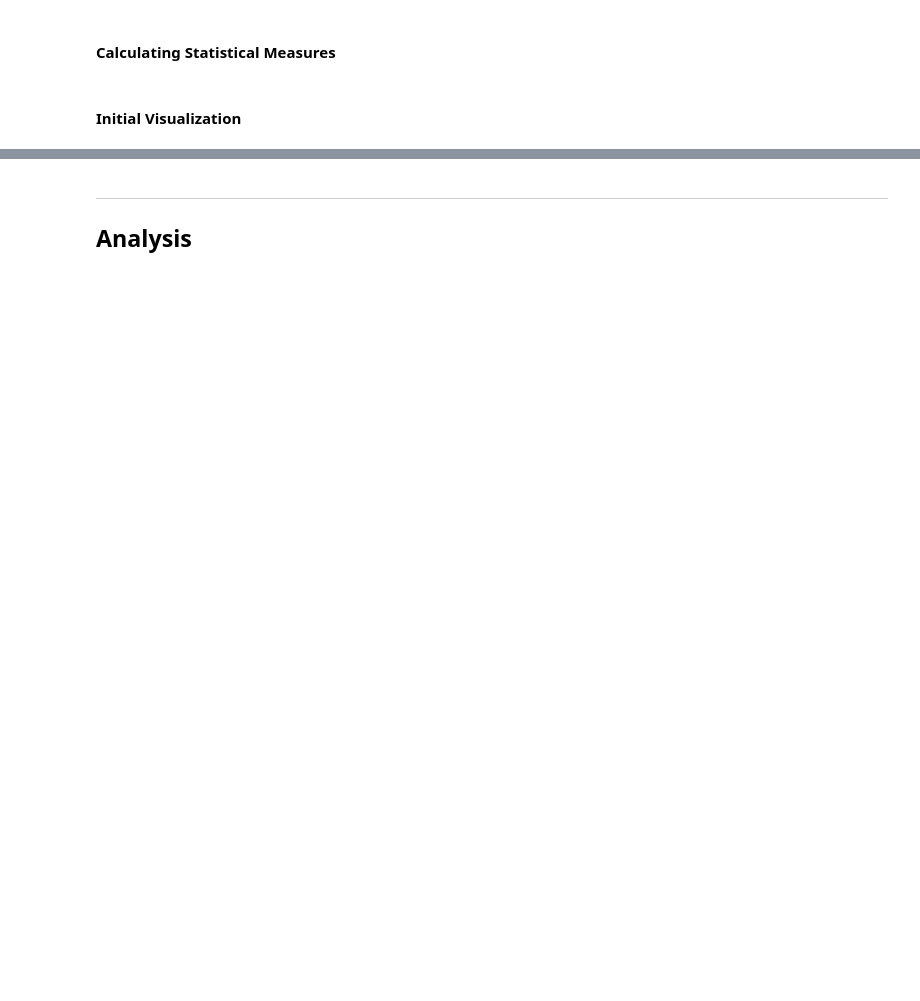
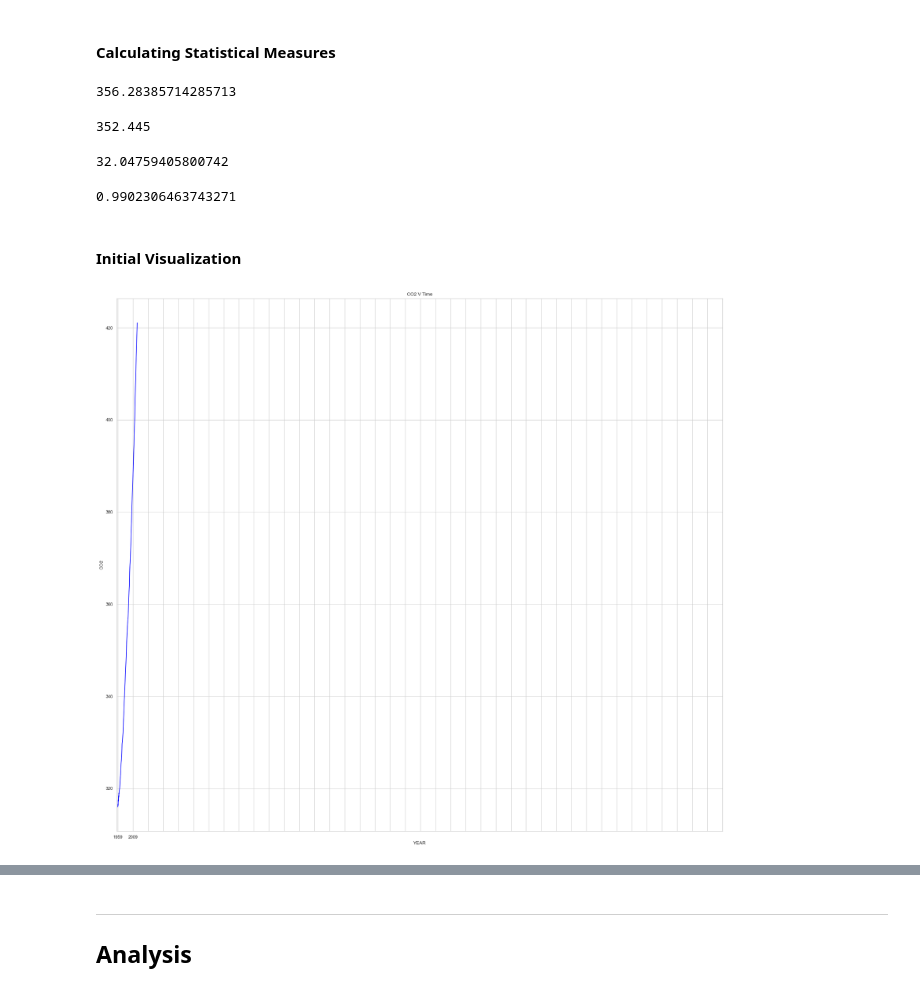
Before and after one commit to rebhanqui/programming-data-project-2, a Jupyter notebook: c02-v-temperature.ipynb, the cells around one changed output, grey strips where cells are left out. Drawn from its saved outputs; the diff is of its cells as text; code cells hidden in the pictures; blank space fills up the shorter version.

Commit message:
error in merge datafram and initial plot for this found, trying to remedy

```diff
--- a/c02-v-temperature.ipynb
+++ b/c02-v-temperature.ipynb
@@ -92,7 +92,7 @@ for idx, label in enumerate(column_labels):
     print(f"Column {label} is at indec {idx}")
 
 #move familiar numerical year into year column for later merge as string
-epica8kyr1 = epica8kyr1[epica8kyr1['Year'].str.isnumeric()]
+epica8kyr1 = epica8kyr1[epica8kyr1['Year'].apply(lambda x: str(x).isnumeric())]
 epica8kyr1["Year"] = epica8kyr1["Year"].astype(int)
 
 def convertyear(year):
@@ -132,9 +131,9 @@ epica8kyr2new.to_csv("epica8kyr2new.csv")
 bot_merge = epica8kyr1.tail()
 top_merge = epica8kyr2new.head()
 
-merge_epica1 = pd.concat([epica8kyr1, top_merge, bot_merge, epica8kyr2new], axis=0, ignore_index=True)
+mergeepica1 = pd.concat([epica8kyr1, top_merge, bot_merge, epica8kyr2new], axis=0, ignore_index=True)
 
-merge_epica1.to_csv("epica_merge1.csv", index = False)
+mergeepica1.to_csv("epica_merge1.csv", index = True)
 ###
 # %% [markdown]
 #### Collection of CH4
@@ -274,30 +353,40 @@ print(merge_epica1.corr())
 # %% [markdown]
 #### Calculating Statistical Measures
 # %%
-mean_value = merge_epica1["co2"].mean()
+mean_value = mergeepica1["co2"].mean()
 print(mean_value)
+# %% [output]
+356.28385714285713
 # %%
-median_value = merge_epica1["co2"].median()
+median_value = mergeepica1["co2"].median()
 print(median_value)
+# %% [output]
+352.445
 # %%
-std_deviation = merge_epica1["co2"].std()
+std_deviation = mergeepica1["co2"].std()
 print(std_deviation)
+# %% [output]
+32.04759405800742
 # %%
-correlation = merge_epica1["co2"].corr(merge_epica1["year"])
+correlation = mergeepica1["co2"].corr(mergeepica1["year"])
 print(correlation)
+# %% [output]
+0.9902306463743271
 # %% [markdown]
 #### Initial Visualization
 # %%
 #Matplotlib Line plot
 plt.figure(figsize=(18, 16))
-plt.plot(merge_epica1["year"], merge_epica1["co2"], color="blue")
+plt.plot(mergeepica1["year"], mergeepica1["co2"], color="blue")
 plt.xlabel("YEAR")
 plt.ylabel("CO2")
 plt.xticks(np.arange(0, 2024, step=50))
 plt.yticks()
 plt.title("CO2 V Time")
 plt.tight_layout()
 plt.savefig("lineplot1.png")
+# %% [output]
+[figure, added]
 # %%
 #SNS Lineplot
 #style
```
Also changed, not shown: parts of 13 cells of this notebook, 5 other files.
